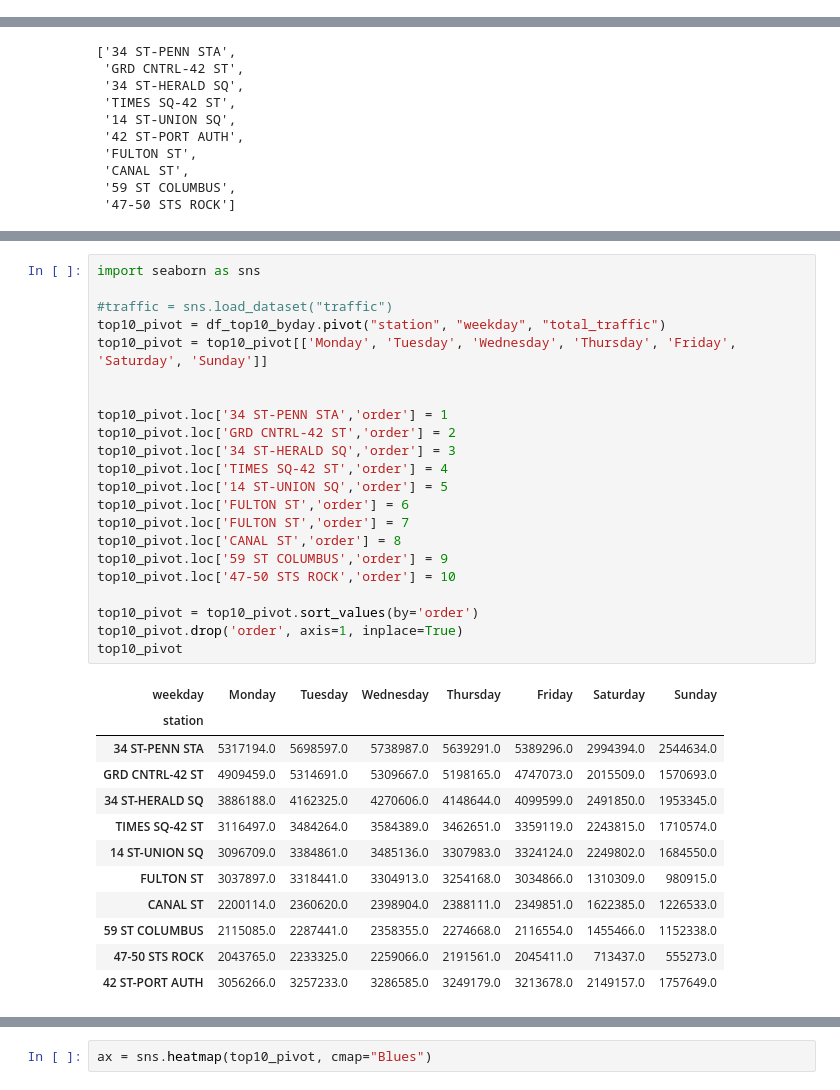
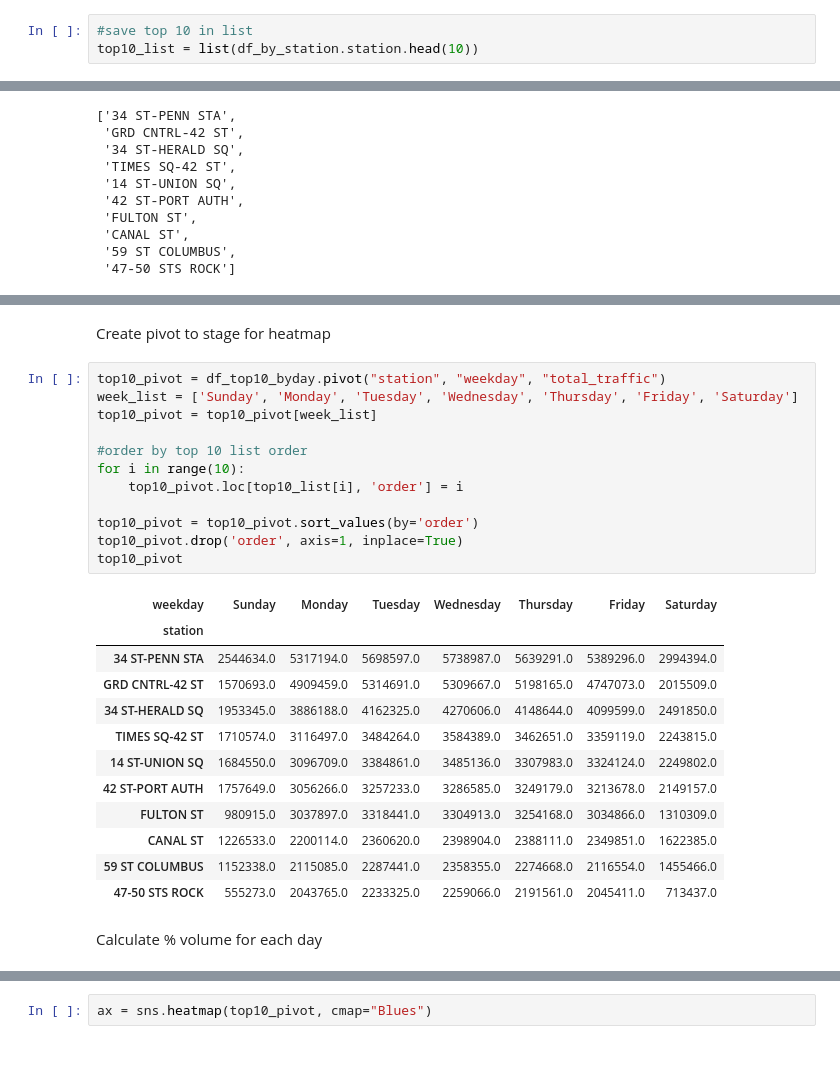
Before and after one commit to yhuang060/MTA-Subway, a Jupyter notebook: MTA_Subway_Project.ipynb, the cells around one changed output, grey strips where cells are left out. Saved outputs shown, nothing was run; the diff lists cells and outputs as text; blank space fills up the shorter version.

```diff
--- a/MTA_Subway_Project.ipynb
+++ b/MTA_Subway_Project.ipynb
@@ -144,3 +123,6 @@ top10_list = list(df_top_stations.head(10).index)
+# %%
+#save top 10 in list
+top10_list = list(df_by_station.station.head(10))
 # %%
 top10_list
 # %% [output]
@@ -191,35 +181,29 @@ df_top10_byday
-# %%
-import seaborn as sns
-
-#traffic = sns.load_dataset("traffic")
-top10_pivot = df_top10_byday.pivot("station", "weekday", "total_traffic")
-top10_pivot = top10_pivot[['Monday', 'Tuesday', 'Wednesday', 'Thursday', 'Friday', 'Saturday', 'Sunday']]
-
-
-top10_pivot.loc['34 ST-PENN STA','order'] = 1
-top10_pivot.loc['GRD CNTRL-42 ST','order'] = 2
-top10_pivot.loc['34 ST-HERALD SQ','order'] = 3
-top10_pivot.loc['TIMES SQ-42 ST','order'] = 4
-top10_pivot.loc['14 ST-UNION SQ','order'] = 5
-top10_pivot.loc['FULTON ST','order'] = 6
-top10_pivot.loc['FULTON ST','order'] = 7
-top10_pivot.loc['CANAL ST','order'] = 8
-top10_pivot.loc['59 ST COLUMBUS','order'] = 9
-top10_pivot.loc['47-50 STS ROCK','order'] = 10
-
-top10_pivot = top10_pivot.sort_values(by='order')
-top10_pivot.drop('order', axis=1, inplace=True)
-top10_pivot
-# %% [output]
-| weekday | Monday | Tuesday | Wednesday | Thursday | Friday | Saturday | Sunday |
-| station |  |  |  |  |  |  |  |
-| 34 ST-PENN STA | 5317194.0 | 5698597.0 | 5738987.0 | 5639291.0 | 5389296.0 | 2994394.0 | 2544634.0 |
-| GRD CNTRL-42 ST | 4909459.0 | 5314691.0 | 5309667.0 | 5198165.0 | 4747073.0 | 2015509.0 | 1570693.0 |
-| 34 ST-HERALD SQ | 3886188.0 | 4162325.0 | 4270606.0 | 4148644.0 | 4099599.0 | 2491850.0 | 1953345.0 |
-| TIMES SQ-42 ST | 3116497.0 | 3484264.0 | 3584389.0 | 3462651.0 | 3359119.0 | 2243815.0 | 1710574.0 |
-| 14 ST-UNION SQ | 3096709.0 | 3384861.0 | 3485136.0 | 3307983.0 | 3324124.0 | 2249802.0 | 1684550.0 |
-| FULTON ST | 3037897.0 | 3318441.0 | 3304913.0 | 3254168.0 | 3034866.0 | 1310309.0 | 980915.0 |
-| CANAL ST | 2200114.0 | 2360620.0 | 2398904.0 | 2388111.0 | 2349851.0 | 1622385.0 | 1226533.0 |
-| 59 ST COLUMBUS | 2115085.0 | 2287441.0 | 2358355.0 | 2274668.0 | 2116554.0 | 1455466.0 | 1152338.0 |
-| 47-50 STS ROCK | 2043765.0 | 2233325.0 | 2259066.0 | 2191561.0 | 2045411.0 | 713437.0 | 555273.0 |
-| 42 ST-PORT AUTH | 3056266.0 | 3257233.0 | 3286585.0 | 3249179.0 | 3213678.0 | 2149157.0 | 1757649.0 |
+# %% [markdown]
+Create pivot to stage for heatmap
+# %%
+top10_pivot = df_top10_byday.pivot("station", "weekday", "total_traffic")
+week_list = ['Sunday', 'Monday', 'Tuesday', 'Wednesday', 'Thursday', 'Friday', 'Saturday']
+top10_pivot = top10_pivot[week_list]
+
+#order by top 10 list order
+for i in range(10):
+    top10_pivot.loc[top10_list[i], 'order'] = i
+
+top10_pivot = top10_pivot.sort_values(by='order')
+top10_pivot.drop('order', axis=1, inplace=True)
+top10_pivot
+# %% [output]
+| weekday | Sunday | Monday | Tuesday | Wednesday | Thursday | Friday | Saturday |
+| station |  |  |  |  |  |  |  |
+| 34 ST-PENN STA | 2544634.0 | 5317194.0 | 5698597.0 | 5738987.0 | 5639291.0 | 5389296.0 | 2994394.0 |
+| GRD CNTRL-42 ST | 1570693.0 | 4909459.0 | 5314691.0 | 5309667.0 | 5198165.0 | 4747073.0 | 2015509.0 |
+| 34 ST-HERALD SQ | 1953345.0 | 3886188.0 | 4162325.0 | 4270606.0 | 4148644.0 | 4099599.0 | 2491850.0 |
+| TIMES SQ-42 ST | 1710574.0 | 3116497.0 | 3484264.0 | 3584389.0 | 3462651.0 | 3359119.0 | 2243815.0 |
+| 14 ST-UNION SQ | 1684550.0 | 3096709.0 | 3384861.0 | 3485136.0 | 3307983.0 | 3324124.0 | 2249802.0 |
+| 42 ST-PORT AUTH | 1757649.0 | 3056266.0 | 3257233.0 | 3286585.0 | 3249179.0 | 3213678.0 | 2149157.0 |
+| FULTON ST | 980915.0 | 3037897.0 | 3318441.0 | 3304913.0 | 3254168.0 | 3034866.0 | 1310309.0 |
+| CANAL ST | 1226533.0 | 2200114.0 | 2360620.0 | 2398904.0 | 2388111.0 | 2349851.0 | 1622385.0 |
+| 59 ST COLUMBUS | 1152338.0 | 2115085.0 | 2287441.0 | 2358355.0 | 2274668.0 | 2116554.0 | 1455466.0 |
+| 47-50 STS ROCK | 555273.0 | 2043765.0 | 2233325.0 | 2259066.0 | 2191561.0 | 2045411.0 | 713437.0 |
+# %% [markdown]
+Calculate % volume for each day
```
Also changed, not shown: parts of 48 cells of this notebook.
